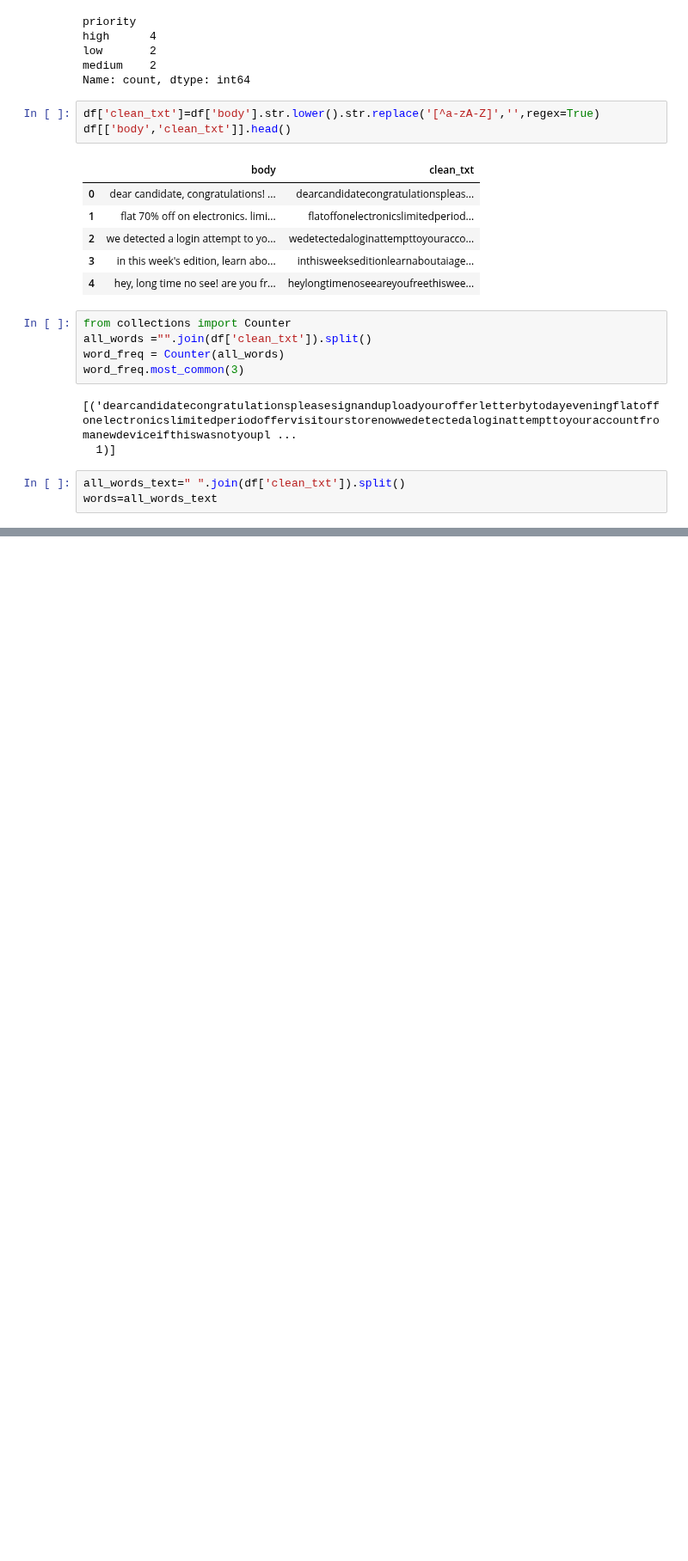
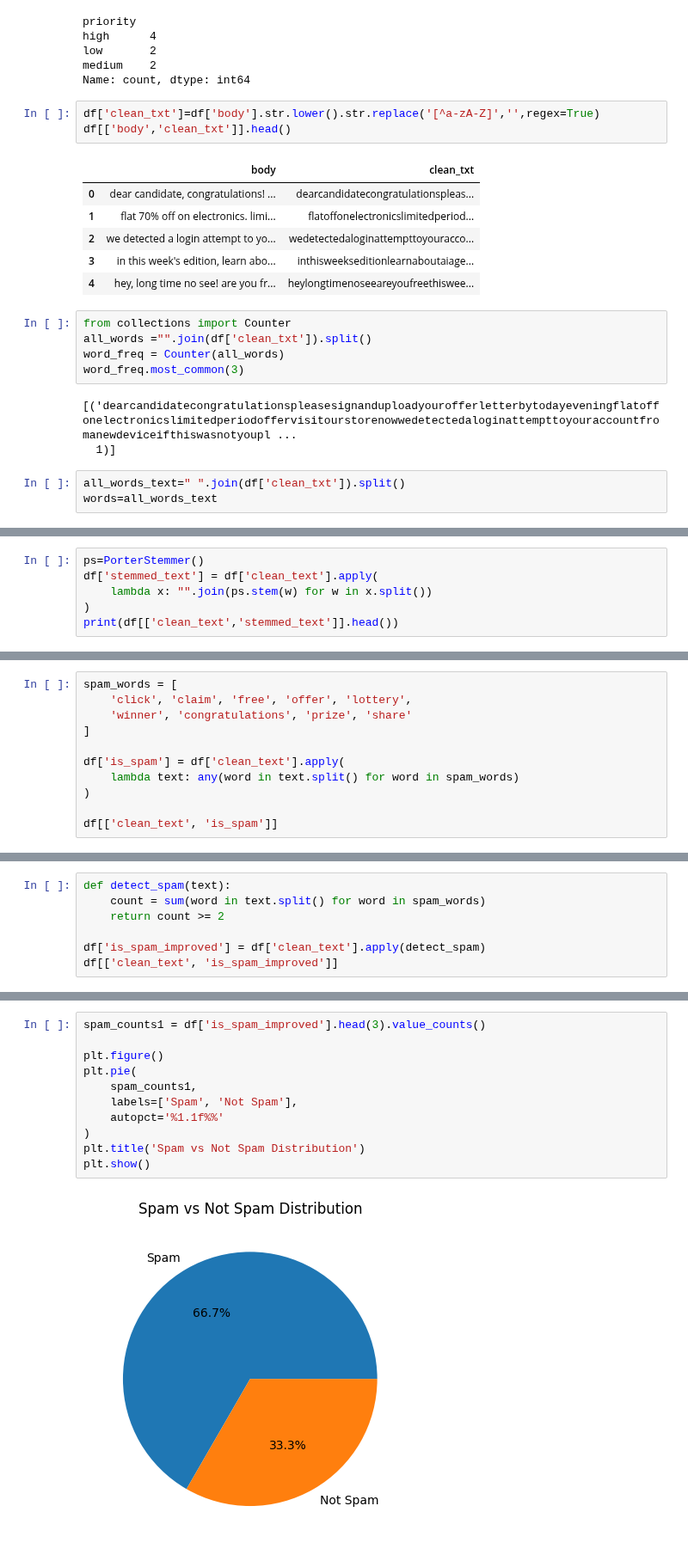
Before and after one commit to springboardmentor74219x/infosys-langgraph-email-assistant-group2, a Jupyter notebook: notebook/email-process.ipynb, the cells around one changed output, grey strips where cells are left out. Shown at 86% size. Drawn from its saved outputs; the diff is of its cells as text; blank space fills up the shorter version.

```diff
--- a/notebook/email-process.ipynb
+++ b/notebook/email-process.ipynb
@@ -205,0 +277,6 @@ filtered_words=[w for w in words if w not in stop_words]
+# %%
+ps=PorterStemmer()
+df['stemmed_text'] = df['clean_text'].apply(
+    lambda x: "".join(ps.stem(w) for w in x.split())
+)
+print(df[['clean_text','stemmed_text']].head())
@@ -205,0 +315,11 @@ filtered_words=[w for w in words if w not in stop_words]
+# %%
+spam_words = [
+    'click', 'claim', 'free', 'offer', 'lottery',
+    'winner', 'congratulations', 'prize', 'share'
+]
+
+df['is_spam'] = df['clean_text'].apply(
+    lambda text: any(word in text.split() for word in spam_words)
+)
+
+df[['clean_text', 'is_spam']]
@@ -205,0 +336,7 @@ filtered_words=[w for w in words if w not in stop_words]
+# %%
+def detect_spam(text):
+    count = sum(word in text.split() for word in spam_words)
+    return count >= 2
+
+df['is_spam_improved'] = df['clean_text'].apply(detect_spam)
+df[['clean_text', 'is_spam_improved']]
@@ -205,0 +365,13 @@ filtered_words=[w for w in words if w not in stop_words]
+# %%
+spam_counts1 = df['is_spam_improved'].head(3).value_counts()
+
+plt.figure()
+plt.pie(
+    spam_counts1,
+    labels=['Spam', 'Not Spam'],
+    autopct='%1.1f%%'
+)
+plt.title('Spam vs Not Spam Distribution')
+plt.show()
+# %% [output]
+[figure, added]
```
Also changed, not shown: parts of 12 cells of this notebook.
